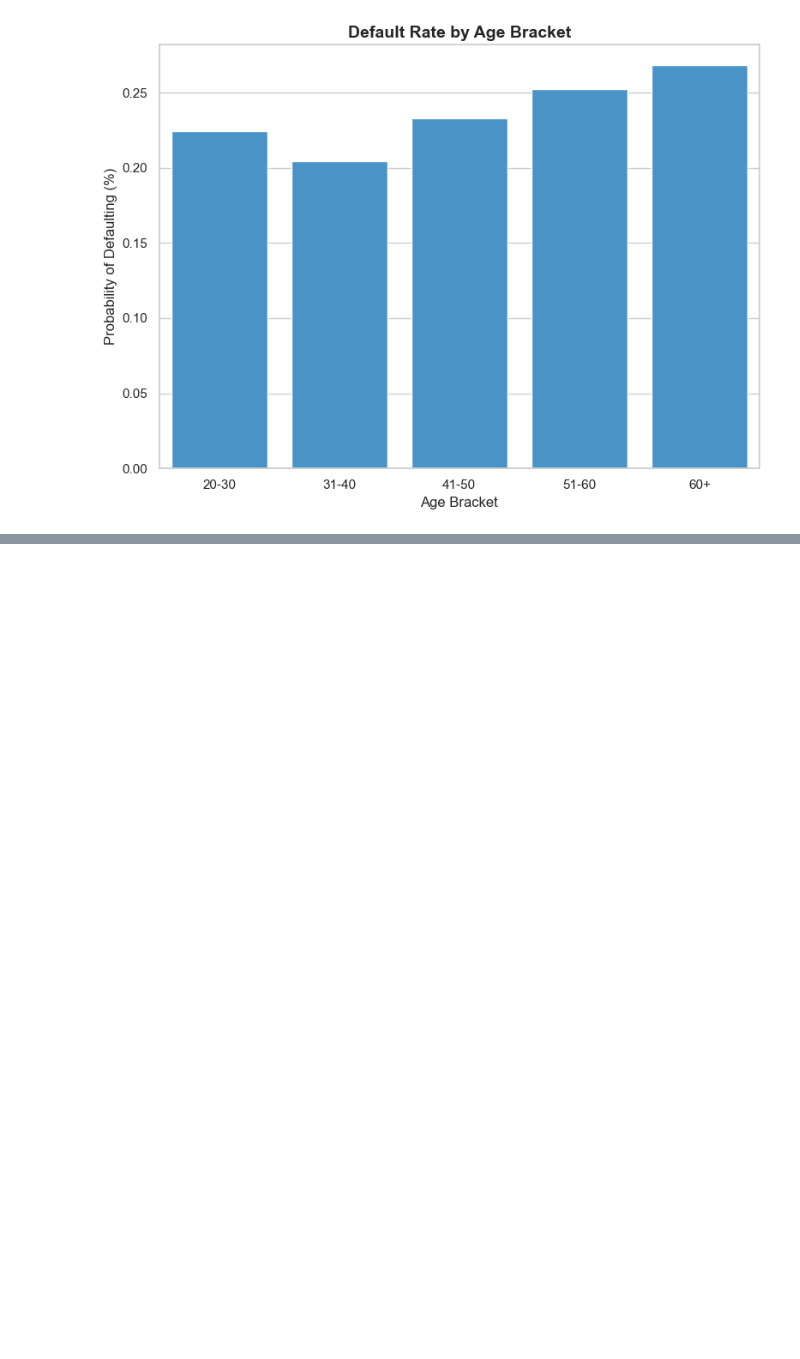
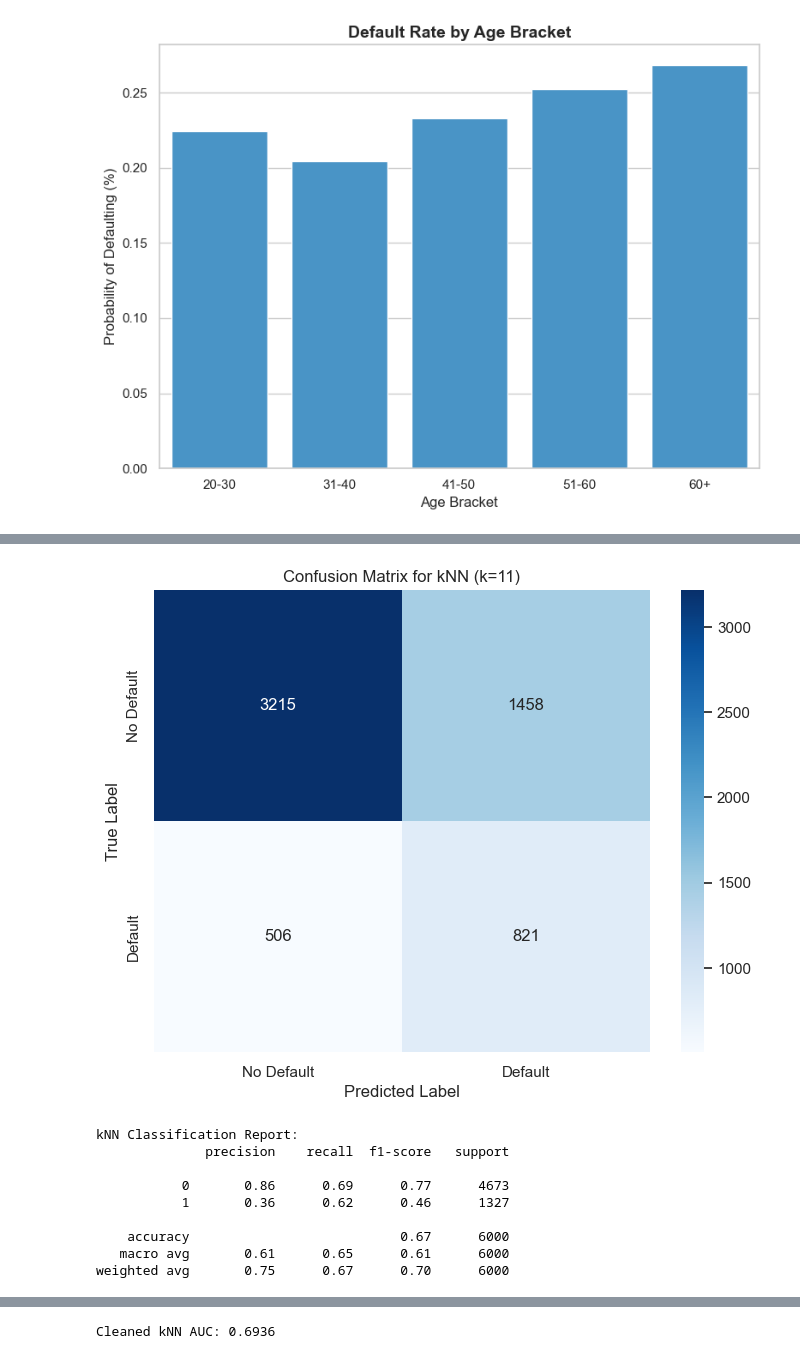
Before and after one commit to Malak23272/MLproject, a Jupyter notebook: defualtcreditcard (1).ipynb, the cells around one changed output, grey strips where cells are left out. Saved outputs shown, nothing was run; the diff lists cells and outputs as text; code cells hidden in the pictures; blank space fills up the shorter version.

```diff
--- a/defualtcreditcard (1).ipynb
+++ b/defualtcreditcard (1).ipynb
@@ -401,0 +355,59 @@ weighted avg       0.78      0.80      0.78      6000
+# %%
+#KNN Model
+#using trial and error technique we reched that k = 5 is suitable
+knn_fin = KNeighborsClassifier(n_neighbors=5)
+
+knn_fin.fit(X_train_fin_bal, y_train_fin_bal)
+
+y_probs_knn_fin = knn_fin.predict_proba(X_test_fin_scaled)[:, 1]
+
+y_pred_knn_fin = (y_probs_knn_fin >= 0.5).astype(int)
+
+conf_matrix = confusion_matrix(y_test_fin, y_pred_knn_fin)
+
+# Plot the Confusion Matrix
+plt.figure(figsize=(8, 6))
+sns.heatmap(conf_matrix, annot=True, fmt='d', cmap='Blues',
+            xticklabels=['No Default', 'Default'],
+            yticklabels=['No Default', 'Default'])
+plt.title('Confusion Matrix for kNN (k=11)')
+plt.xlabel('Predicted Label')
+plt.ylabel('True Label')
+plt.show()
+
+
+report_knn1 = classification_report(y_test_fin, y_pred_knn_fin)
+print("kNN Classification Report:")
+print(report_knn1)
+
+
+# Calculate ROC metrics
+fpr, tpr, thresholds_roc = roc_curve(y_test_fin, y_probs_knn_fin)
+
+auc_knn_fin = roc_auc_score(y_test_fin, y_probs_knn_fin)
+
+# Plotting
+plt.figure(figsize=(8, 6))
+plt.plot(fpr, tpr, color='darkorange', lw=2, label=f'kNN (AUC = {auc_knn_fin:.2f})')
+plt.plot([0, 1], [0, 1], color='navy', lw=2, linestyle='--', label='Random Guess')
+plt.xlim([0.0, 1.0])
+plt.ylim([0.0, 1.05])
+plt.xlabel('False Positive Rate (1 - Specificity)')
+plt.ylabel('True Positive Rate (Recall)')
+plt.title('Receiver Operating Characteristic (ROC) Curve')
+plt.legend(loc="lower right")
+plt.grid(True, alpha=0.3)
+plt.show()
+
+print(f"Cleaned kNN AUC: {auc_knn_fin:.4f}")
+# %% [output]
+[figure, added]
+kNN Classification Report:
+              precision    recall  f1-score   support
+
+           0       0.86      0.69      0.77      4673
+           1       0.36      0.62      0.46      1327
+
+    accuracy                           0.67      6000
+   macro avg       0.61      0.65      0.61      6000
+weighted avg       0.75      0.67      0.70      6000
@@ -401,0 +415 @@ weighted avg       0.78      0.80      0.78      6000
+Cleaned kNN AUC: 0.6936
```
Also changed, not shown: parts of 13 cells of this notebook.
